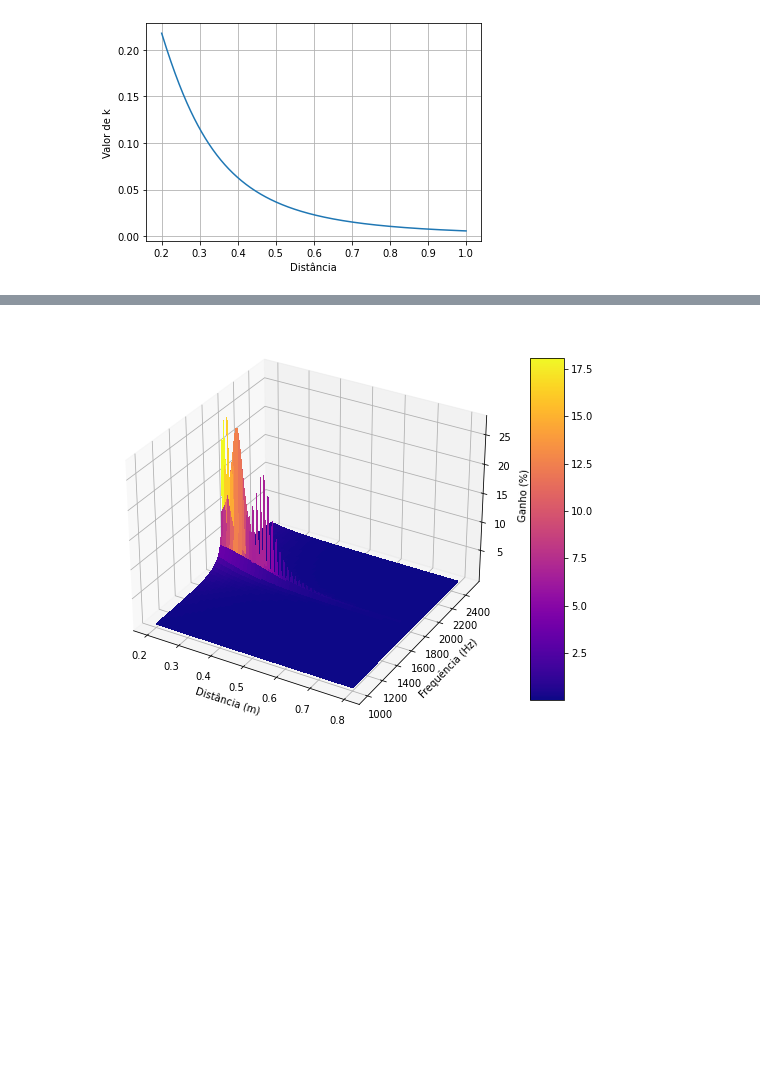
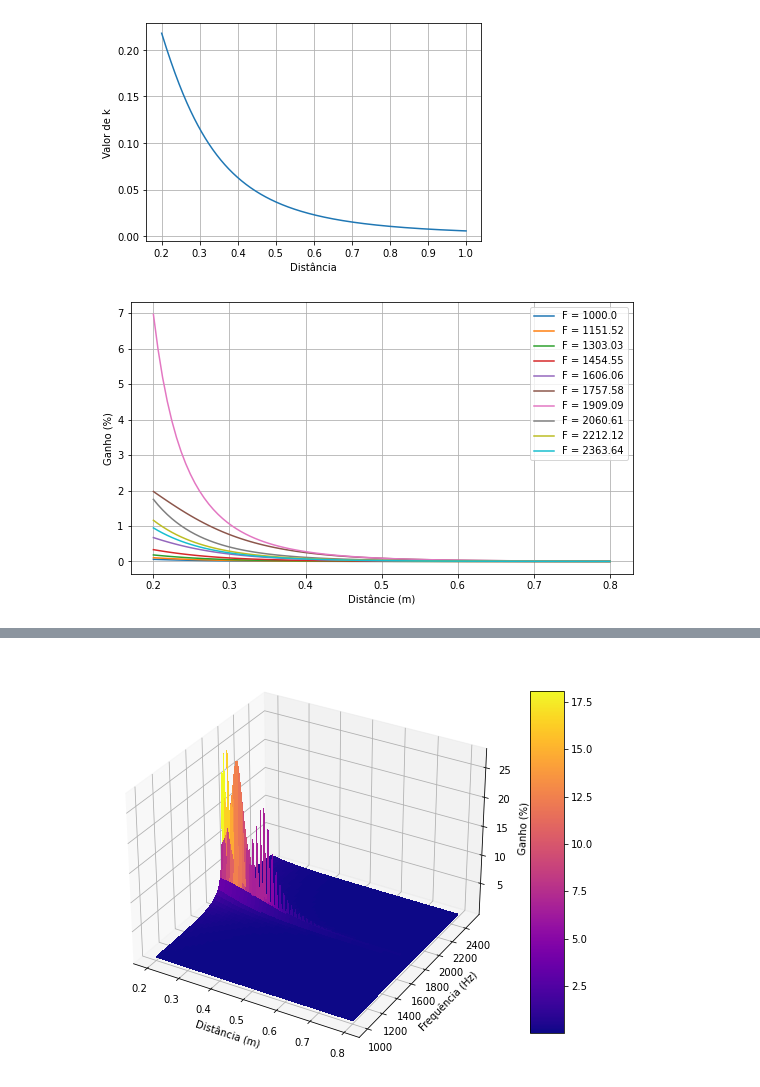
Before and after one commit to DualStream799/Wireless-Power-Transfer-Simulation, a Jupyter notebook: WPT-Simulation.ipynb, the cells around one changed output, grey strips where cells are left out. Drawn from its saved outputs; the diff is of its cells as text; code cells hidden in the pictures; blank space fills up the shorter version.

Commit message:
2D conclusive charts added

```diff
--- a/WPT-Simulation.ipynb
+++ b/WPT-Simulation.ipynb
@@ -282,3 +282,16 @@ matrix_G = np.zeros( (len(lista_w), len(lista_k)) )
 for idx_w in range(len(lista_w)):
     for idx_k in range(len(lista_k)):
         matrix_G[idx_w, idx_k] = wireless_power_plant(lista_k[idx_k], lista_w[idx_w])
+# %%
+plt.figure(figsize=(9,5))
+
+for i in range(0,100,10):
+    plt.plot(lista_d, matrix_G[i,:], label="F = {}".format(round(lista_w[i], 2)))
+
+plt.xlabel("Distâncie (m)")
+plt.ylabel("Ganho (%)")
+plt.grid()
+plt.legend()
+plt.show()
+# %% [output]
+[figure, added]
```
Also changed, not shown: parts of 3 cells of this notebook.
